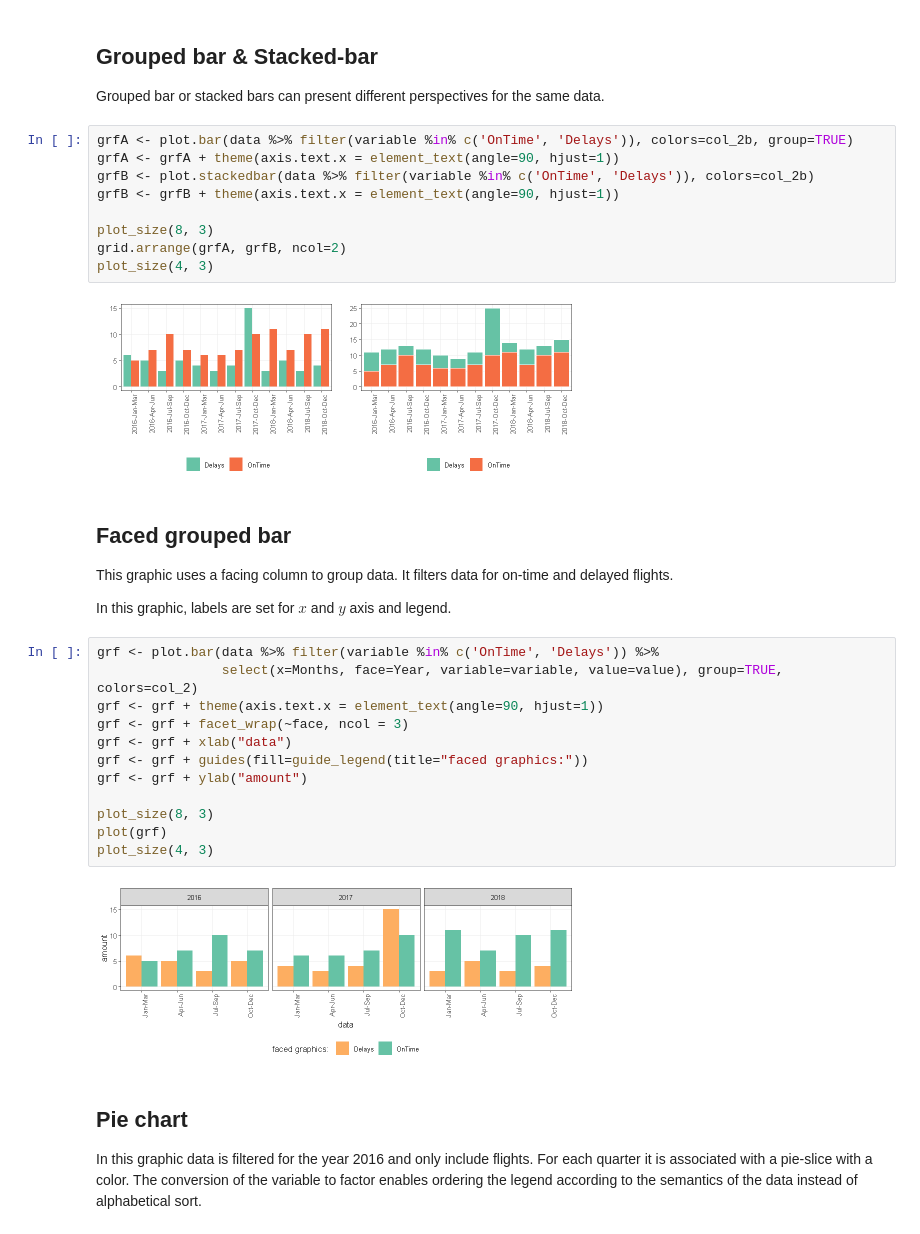
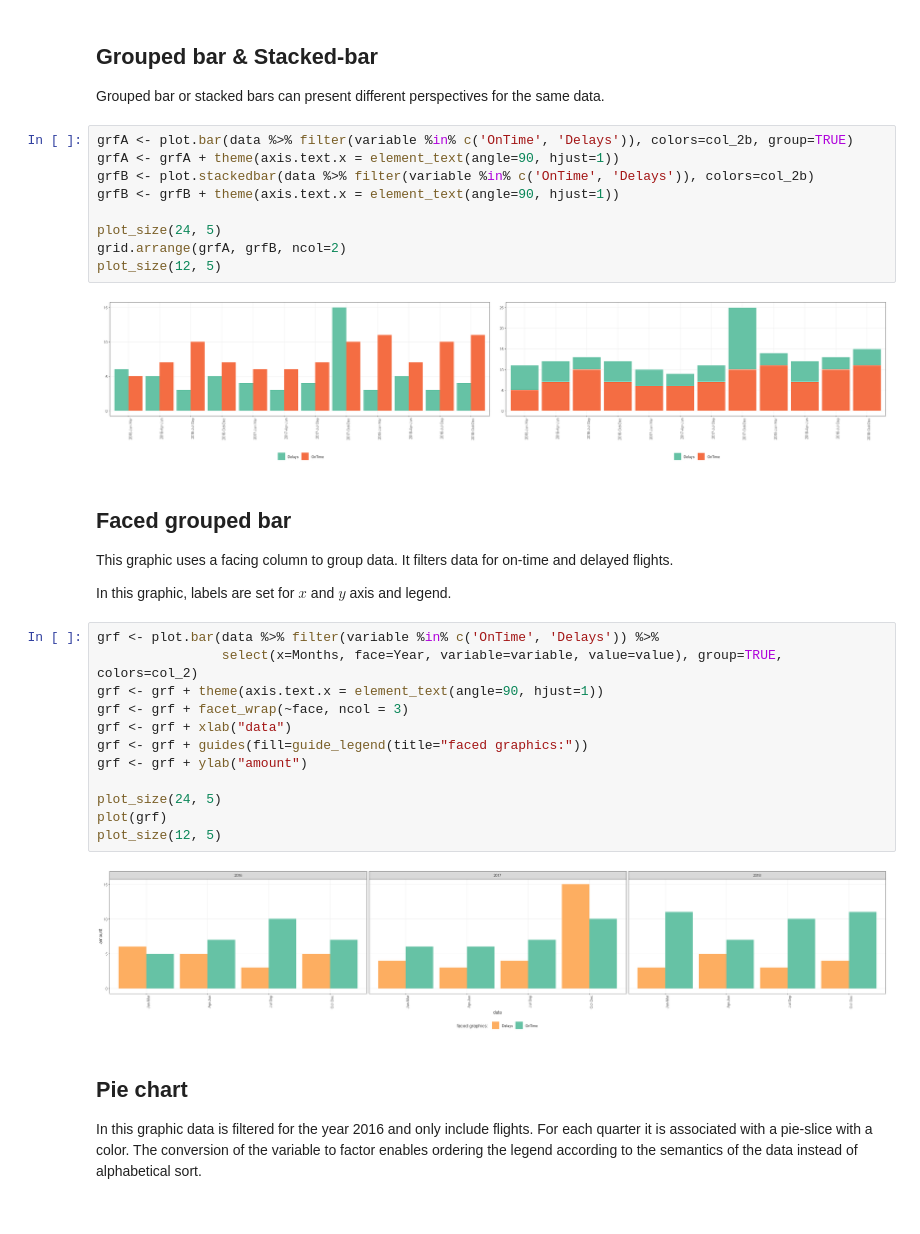
Before and after one commit to eogasawara/mylibrary, a Jupyter notebook: Graphic.ipynb, the cells around one changed output. Saved outputs shown, nothing was run; the diff lists cells and outputs as text.

```diff
--- a/Graphic.ipynb
+++ b/Graphic.ipynb
@@ -174,14 +156,14 @@ Grouped bar or stacked bars can present different perspectives for the same data
 # %%
 grfA <- plot.bar(data %>% filter(variable %in% c('OnTime', 'Delays')), colors=col_2b, group=TRUE)
 grfA <- grfA + theme(axis.text.x = element_text(angle=90, hjust=1))
 grfB <- plot.stackedbar(data %>% filter(variable %in% c('OnTime', 'Delays')), colors=col_2b)
 grfB <- grfB + theme(axis.text.x = element_text(angle=90, hjust=1))
 
-plot_size(8, 3)
+plot_size(24, 5)
 grid.arrange(grfA, grfB, ncol=2)
-plot_size(4, 3)
+plot_size(12, 5)
 # %% [output]
-[figure, old version]
+[figure, new version]
 # %% [markdown]
 ## Faced grouped bar
 This graphic uses a facing column to group data.
@@ -197,11 +179,11 @@ grf <- grf + xlab("data")
 grf <- grf + guides(fill=guide_legend(title="faced graphics:"))
 grf <- grf + ylab("amount")
 
-plot_size(8, 3)
+plot_size(24, 5)
 plot(grf)
-plot_size(4, 3)
+plot_size(12, 5)
 # %% [output]
-[figure, old version]
+[figure, new version]
 # %% [markdown]
 ## Pie chart
 In this graphic data is filtered for the year 2016 and only include flights.
```
Also changed, not shown: parts of 15 cells of this notebook, 5 other files.
